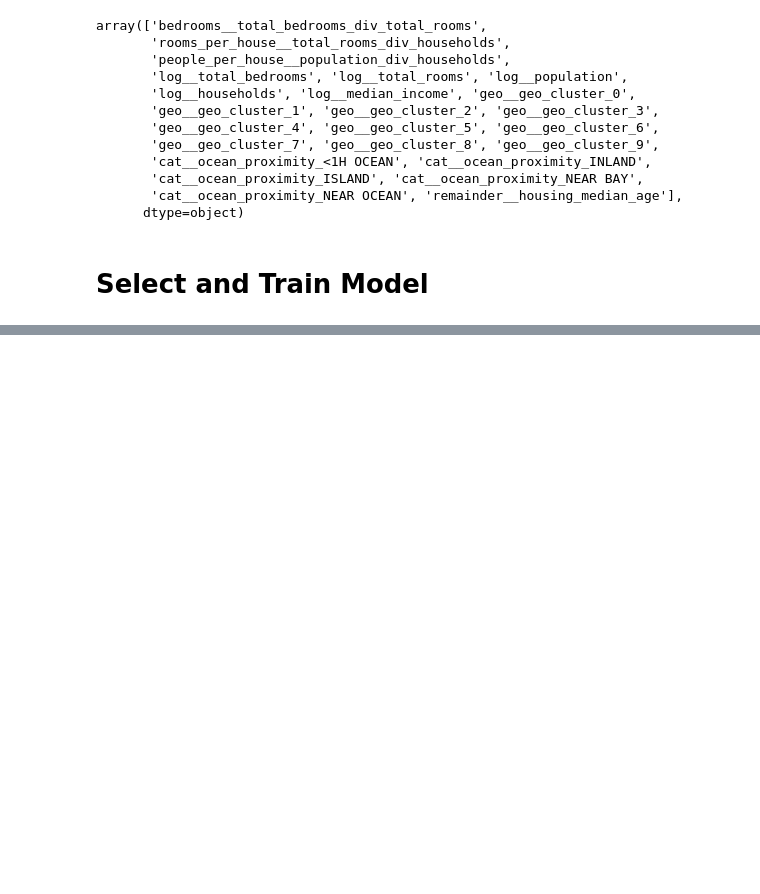
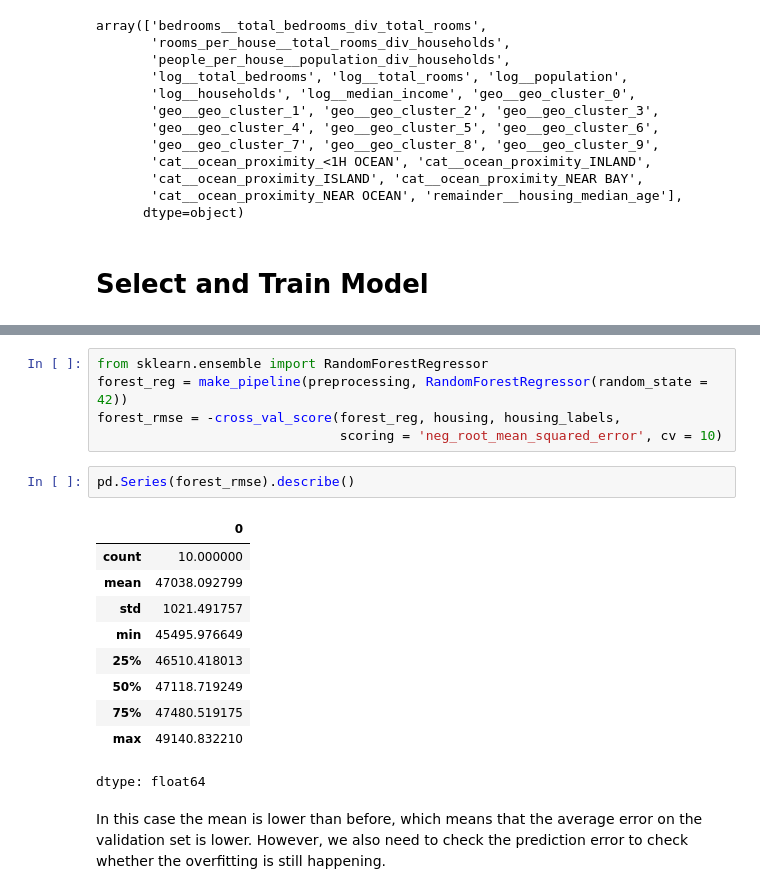
Before and after one commit to FelixPotato2/skills-introduction-to-github, a Jupyter notebook: Predict_district_prices.ipynb, the cells around one changed output, grey strips where cells are left out. Drawn from its saved outputs; the diff is of its cells as text; blank space fills up the shorter version.

```diff
--- a/Predict_district_prices.ipynb
+++ b/Predict_district_prices.ipynb
@@ -918,0 +1042,20 @@ array(['bedrooms__total_bedrooms_div_total_rooms',
+# %%
+from sklearn.ensemble import RandomForestRegressor
+forest_reg = make_pipeline(preprocessing, RandomForestRegressor(random_state = 42))
+forest_rmse = -cross_val_score(forest_reg, housing, housing_labels,
+                               scoring = 'neg_root_mean_squared_error', cv = 10)
+# %%
+pd.Series(forest_rmse).describe()
+# %% [output]
+|  | 0 |
+| count | 10.000000 |
+| mean | 47038.092799 |
+| std | 1021.491757 |
+| min | 45495.976649 |
+| 25% | 46510.418013 |
+| 50% | 47118.719249 |
+| 75% | 47480.519175 |
+| max | 49140.832210 |
+dtype: float64
+# %% [markdown]
+In this case the mean is lower than before, which means that the average error on the validation set is lower. However, we also need to check the prediction error to check whether the overfitting is still happening.
```
Also changed, not shown: parts of 36 cells of this notebook.
